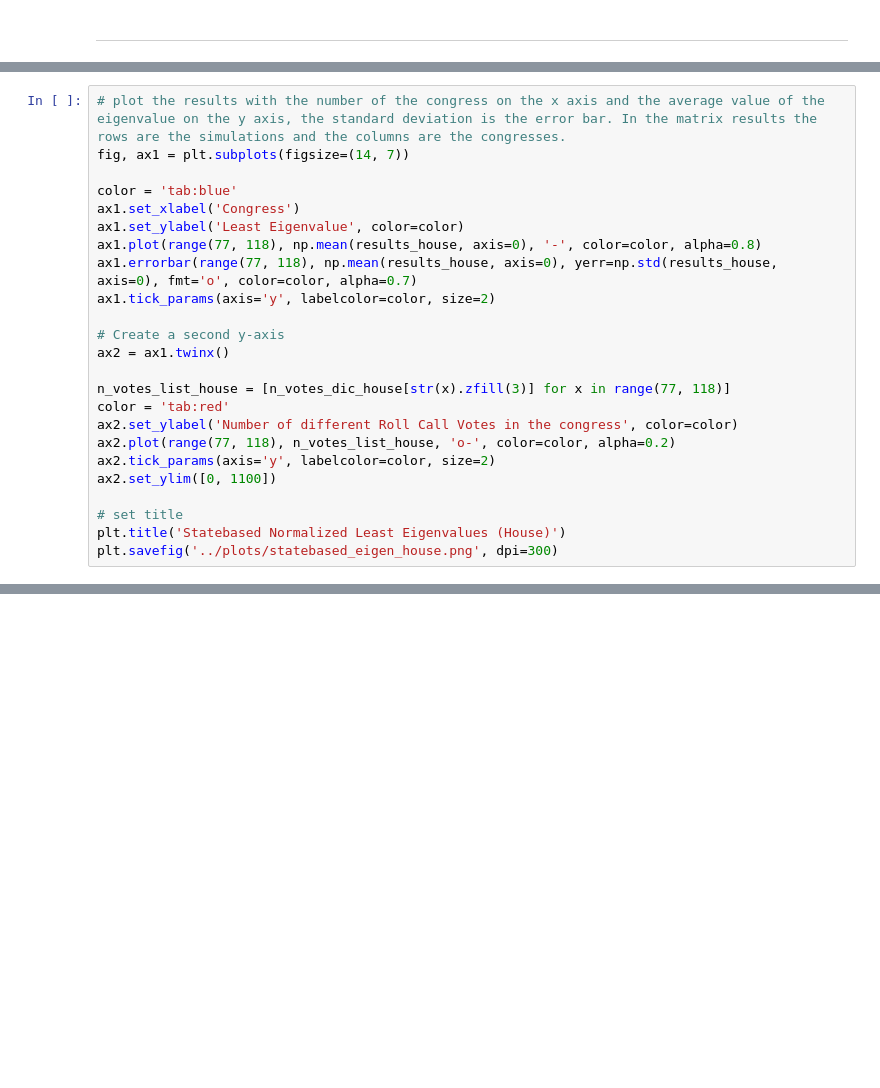
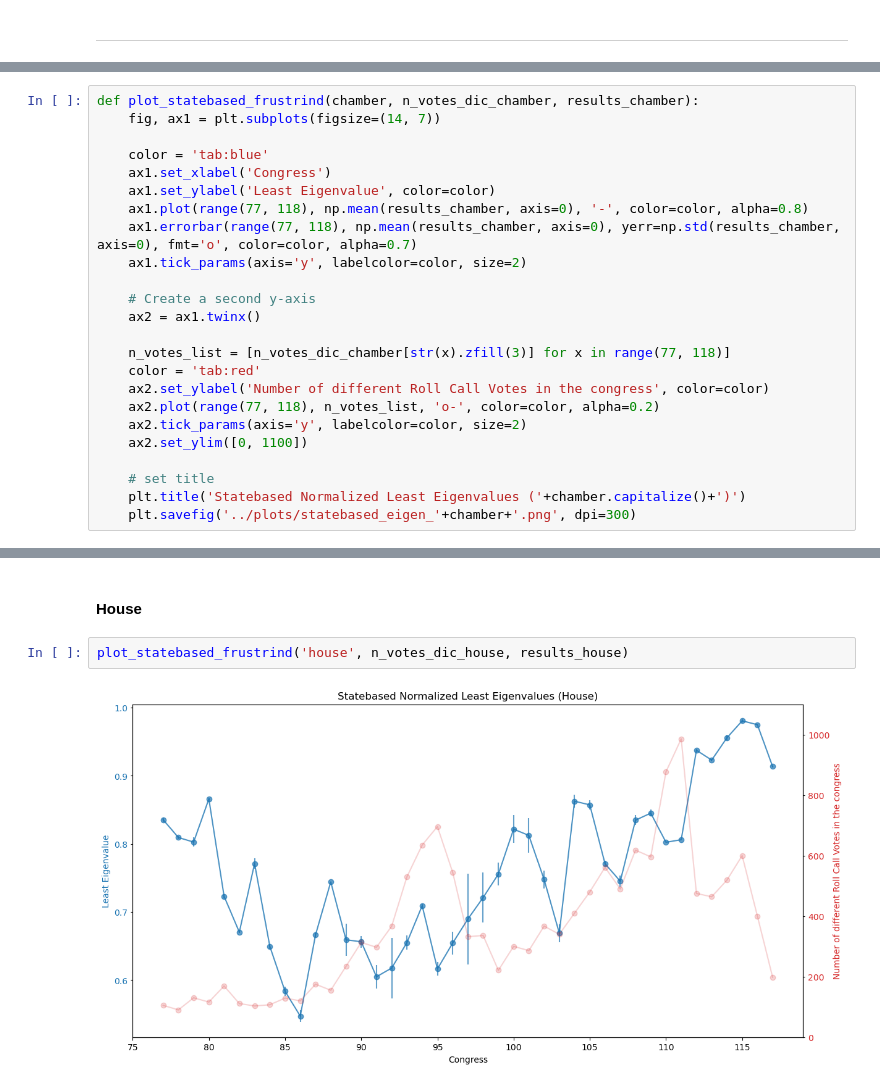
Before and after one commit to LeonardoAgasso/USA_Congress_SigNet, a Jupyter notebook: notebooks/statebased_frustrind_analysis.v2.ipynb, the cells around one changed output, grey strips where cells are left out. Saved outputs shown, nothing was run; the diff lists cells and outputs as text; blank space fills up the shorter version.

```diff
--- a/notebooks/statebased_frustrind_analysis.v2.ipynb
+++ b/notebooks/statebased_frustrind_analysis.v2.ipynb
@@ -461,24 +565,24 @@ ________________________________________________________
 # %%
-# plot the results with the number of the congress on the x axis and the average value of the eigenvalue on the y axis, the standard deviation is the error bar. In the matrix results the rows are the simulations and the columns are the congresses.
-fig, ax1 = plt.subplots(figsize=(14, 7))
+def plot_statebased_frustrind(chamber, n_votes_dic_chamber, results_chamber):
+    fig, ax1 = plt.subplots(figsize=(14, 7))
 
-color = 'tab:blue'
-ax1.set_xlabel('Congress')
-ax1.set_ylabel('Least Eigenvalue', color=color)
-ax1.plot(range(77, 118), np.mean(results_house, axis=0), '-', color=color, alpha=0.8)
-ax1.errorbar(range(77, 118), np.mean(results_house, axis=0), yerr=np.std(results_house, axis=0), fmt='o', color=color, alpha=0.7)
-ax1.tick_params(axis='y', labelcolor=color, size=2)
+    color = 'tab:blue'
+    ax1.set_xlabel('Congress')
+    ax1.set_ylabel('Least Eigenvalue', color=color)
+    ax1.plot(range(77, 118), np.mean(results_chamber, axis=0), '-', color=color, alpha=0.8)
+    ax1.errorbar(range(77, 118), np.mean(results_chamber, axis=0), yerr=np.std(results_chamber, axis=0), fmt='o', color=color, alpha=0.7)
+    ax1.tick_params(axis='y', labelcolor=color, size=2)
 
-# Create a second y-axis
-ax2 = ax1.twinx()
+    # Create a second y-axis
+    ax2 = ax1.twinx()
 
-n_votes_list_house = [n_votes_dic_house[str(x).zfill(3)] for x in range(77, 118)]
-color = 'tab:red'
-ax2.set_ylabel('Number of different Roll Call Votes in the congress', color=color)
-ax2.plot(range(77, 118), n_votes_list_house, 'o-', color=color, alpha=0.2)
-ax2.tick_params(axis='y', labelcolor=color, size=2)
-ax2.set_ylim([0, 1100])
+    n_votes_list = [n_votes_dic_chamber[str(x).zfill(3)] for x in range(77, 118)]
+    color = 'tab:red'
+    ax2.set_ylabel('Number of different Roll Call Votes in the congress', color=color)
+    ax2.plot(range(77, 118), n_votes_list, 'o-', color=color, alpha=0.2)
+    ax2.tick_params(axis='y', labelcolor=color, size=2)
+    ax2.set_ylim([0, 1100])
 
-# set title
-plt.title('Statebased Normalized Least Eigenvalues (House)')
-plt.savefig('../plots/statebased_eigen_house.png', dpi=300)
+    # set title
+    plt.title('Statebased Normalized Least Eigenvalues ('+chamber.capitalize()+')')
+    plt.savefig('../plots/statebased_eigen_'+chamber+'.png', dpi=300)
@@ -512,0 +589,6 @@ plt.savefig('../plots/statebased_eigen_senate.png', dpi=300)
+# %% [markdown]
+#### House
+# %%
+plot_statebased_frustrind('house', n_votes_dic_house, results_house)
+# %% [output]
+[figure, added]
```
Also changed, not shown: parts of 33 cells of this notebook, 4 other files.
